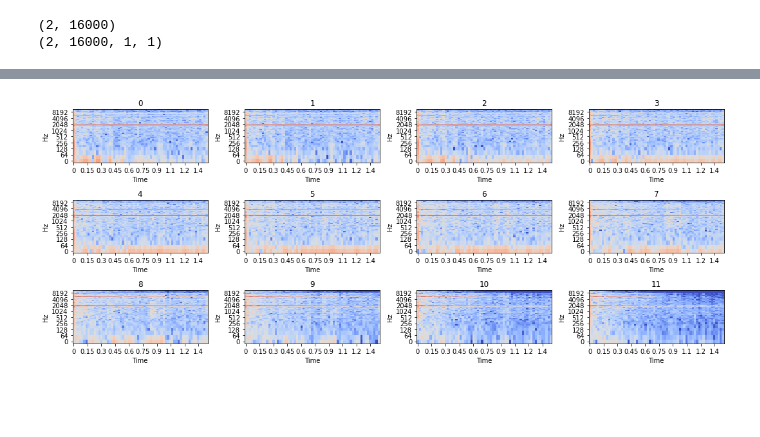
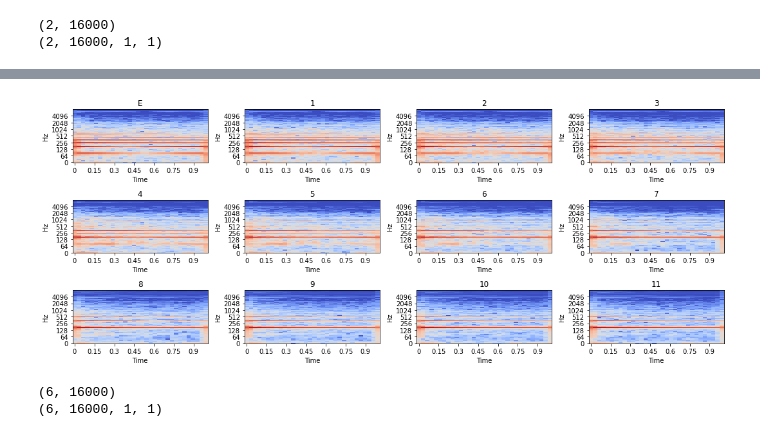
Before and after one commit to mezaga/guitar_VAE, a Jupyter notebook: space_exploration.ipynb, the cells around one changed output, grey strips where cells are left out. Saved outputs shown, nothing was run; the diff lists cells and outputs as text; code cells hidden in the pictures; blank space fills up the shorter version.

```diff
--- a/space_exploration.ipynb
+++ b/space_exploration.ipynb
@@ -288,8 +288,8 @@ def latent_inter(audio_a, audio_b, step = 1):
 #print(latent_inter([0.1,0,0,0],[1,1,1,1],10))
 #print()
 # %%
-num = 8
-num2 =  10
+num = 2
+num2 =  4
 primero = sonidos[num]
 print(primero)
 segundo = sonidos[num2]
@@ -391,13 +413,13 @@ print(latent[0][0])
 # %%
 labels = []
-labels.extend(['fx1',1,2,3,4,5,6,7,8,9,10,'fx2'])
+labels.extend(['E2',1,2,3,4,5,6,7,8,9,10,11,'E3'])
 gen_latent = vae_decoder.predict(latent_inter(latent[0][0],latent[0][1],11))
-v = [gen_latent[i].flatten() for i in range(12)]
+v = [gen_latent[i].flatten() for i in range(13)]
 print(len(v))
 plt.figure(figsize=(15, 6))#.suptitle("Gen waveform")
-for i in range(gen_audio+2):
-    plt.subplot(2, 6, i+ 1).set_title(labels[i])
-    librosa.display.waveshow(v[i], color='green')
+for i in range(13):
+    plt.subplot(3, 5, i+ 1).set_title(labels[i])
+    librosa.display.waveshow(v[i],sr= sr16k, color='orange')
 plt.tight_layout()
 #plt.title()
 plt.show()
@@ -409,16 +431,3 @@ plt.show()
 Audio(v[11],sr16k)
 # %% [output]
 [interactive output not drawn]
-# %%
-labels = []
-labels.extend(['fx1',1,2,3,4,5,6,7,8,9,10,'fx2'])
-gen_latent = vae_decoder.predict(latent_inter(latent[0][primero],latent[0][segundo],gen_audio))
-v = [gen_latent[i].flatten() for i in range(12)]
-print(len(v))
-plt.figure(figsize=(15, 6))#.suptitle("Gen waveform")
-for i in range(gen_audio+2):
-    plt.subplot(2, 6, i+ 1).set_title(labels[i])
-    librosa.display.waveshow(v[i], color='green')
-plt.tight_layout()
-#plt.title()
-plt.show()
@@ -439,14 +434,17 @@ Audio(v[0],sr16k)
+# %%
+from scipy.io.wavfile import write
+for i in range(12):
+    write("interpolation_8va_E2_E3"+str(i)+".wav", sr16k, v[i])
 # %%
 plt.figure(figsize=(15, 6))#.suptitle("STFT Data")
 plt.title('stft')
-
 for i in range(gen_audio+ 2):
-    plt.subplot(3, 4, i + 1).set_title(i)
-    stft = librosa.stft(v[i], n_fft=512, hop_length= (512-1)//2)
+    plt.subplot(3, 4, i + 1).set_title(labels[i])
+    stft = librosa.stft(v[i])#, n_fft=512, hop_length= (512-1)//2)
     stft = librosa.amplitude_to_db(np.abs(stft))
-    librosa.display.specshow(stft, y_axis='log', x_axis='time')
+    librosa.display.specshow(stft,sr = 16000, y_axis='log', x_axis='time')
 plt.tight_layout()
 
 plt.show()
 # %% [output]
-[figure, old version]
+[figure, new version]
@@ -467,0 +476,20 @@ def latent_sonidos_near(k, matriz, n):
+# %%
+test_latent = []
+sr = 48000
+sr16k = 16000
+
+for track in analog_files:
+    y,fs = librosa.load(track,sr)
+    test_latent.append(librosa.resample(y[:sr], sr, sr16k))
+test_latent = np.array(test_latent)
+print(test_latent.shape)
+
+mu_latent = np.mean(test_latent, axis= 1)[...,np.newaxis]
+max_latent = np.max(test_latent, axis=1)[...,np.newaxis]
+Xw_latent = (test_latent- mu_latent)/max_latent
+
+Xw_latent = Xw_latent[...,np.newaxis][...,np.newaxis]
+print(Xw_latent.shape)
+# %% [output]
+(6, 16000)
+(6, 16000, 1, 1)
```
Also changed, not shown: parts of 19 cells of this notebook, 10 other files.
